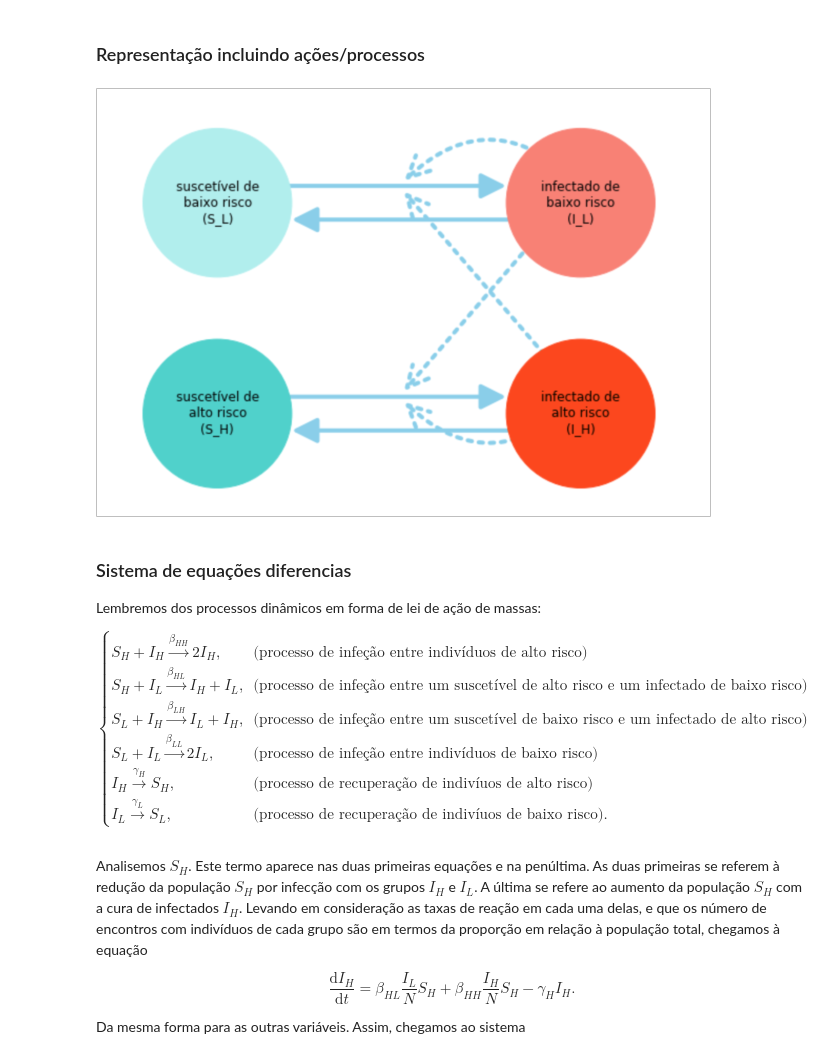
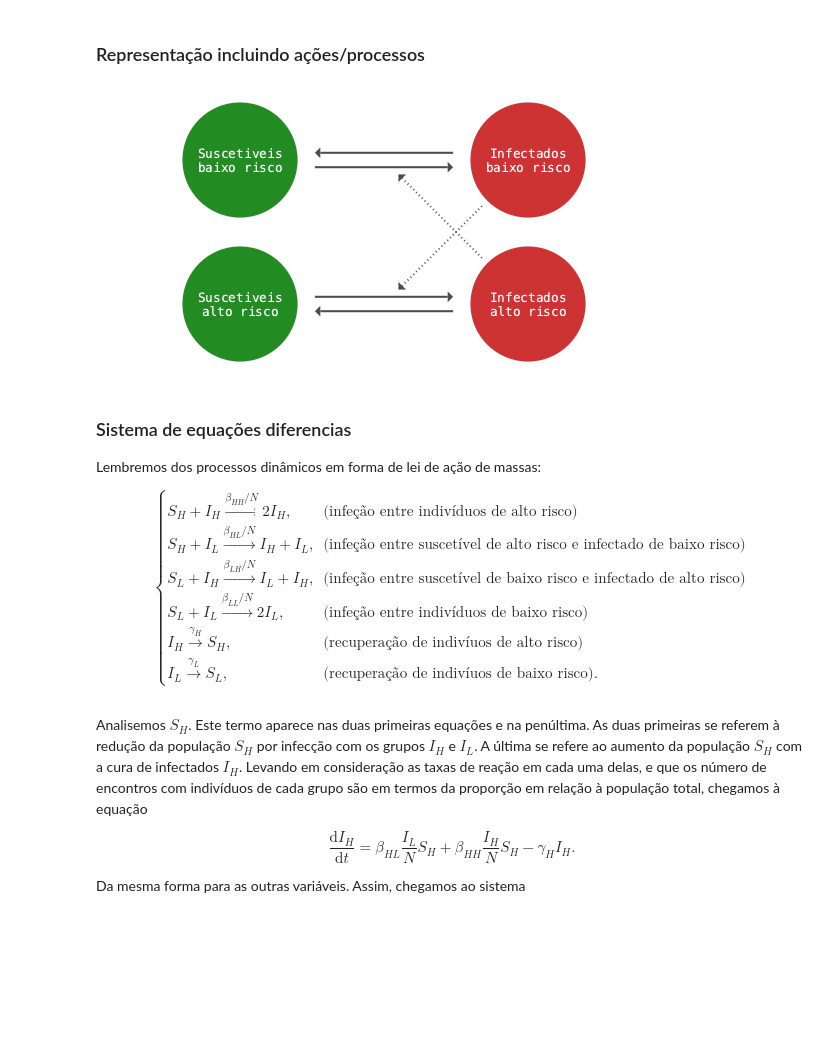
Before and after one commit to rmsrosa/modelagem_matematica, a Jupyter notebook: notas_de_aula/21.00-Compartimentais_estruturados.ipynb, the cells around one changed output. Cells and saved outputs as stored; diff of their text form; code cells hidden in the pictures; blank space fills up the shorter version.

```diff
--- a/notas_de_aula/21.00-Compartimentais_estruturados.ipynb
+++ b/notas_de_aula/21.00-Compartimentais_estruturados.ipynb
@@ -156,9 +156,9 @@ Os parâmetros são similares ao do SIS homogêneo, mas levando em consideraçã
 # %% [markdown]
 ### Representação incluindo ações/processos
 # %%
-load(joinpath("img", "sis_estruturado.png"))
+load(joinpath("img", "sis_struct_graph.png"))
 # %% [output]
-[figure, old version]
+[figure, new version]
 # %% [markdown]
 ### Sistema de equações diferencias
 
@@ -166,12 +166,12 @@ Lembremos dos processos dinâmicos em forma de lei de ação de massas:
 
 $$
 \begin{cases}
-  S_H + I_H \stackrel{\beta_{HH}}{\rightarrow} 2I_H, & \text{(processo de infeção entre indivíduos de alto risco)} \\
-  S_H + I_L \stackrel{\beta_{HL}}{\rightarrow} I_H + I_L, & \text{(processo de infeção entre um suscetível de alto risco e um infectado de baixo risco)} \\
-  S_L + I_H \stackrel{\beta_{LH}}{\rightarrow} I_L + I_H, & \text{(processo de infeção entre um suscetível de baixo risco e um infectado de alto risco)} \\
-  S_L + I_L \stackrel{\beta_{LL}}{\rightarrow} 2I_L, & \text{(processo de infeção entre indivíduos de baixo risco)} \\
-  I_H \stackrel{\gamma_H}{\rightarrow} S_H, & \text{(processo de recuperação de indivíuos de alto risco)} \\
-  I_L \stackrel{\gamma_L}{\rightarrow} S_L, & \text{(processo de recuperação de indivíuos de baixo risco)}.
+  S_H + I_H \stackrel{\beta_{HH}/N}{\longrightarrow} 2I_H, & \text{(infeção entre indivíduos de alto risco)} \\
+  S_H + I_L \stackrel{\beta_{HL}/N}{\longrightarrow} I_H + I_L, & \text{(infeção entre suscetível de alto risco e infectado de baixo risco)} \\
+  S_L + I_H \stackrel{\beta_{LH}/N}{\longrightarrow} I_L + I_H, & \text{(infeção entre suscetível de baixo risco e infectado de alto risco)} \\
+  S_L + I_L \stackrel{\beta_{LL}/N}{\longrightarrow} 2I_L, & \text{(infeção entre indivíduos de baixo risco)} \\
+  I_H \stackrel{\gamma_H}{\longrightarrow} S_H, & \text{(recuperação de indivíuos de alto risco)} \\
+  I_L \stackrel{\gamma_L}{\longrightarrow} S_L, & \text{(recuperação de indivíuos de baixo risco)}.
 \end{cases}
 $$
 # %% [markdown]
```
Also changed, not shown: parts of 6 cells of this notebook, 12 other files.
